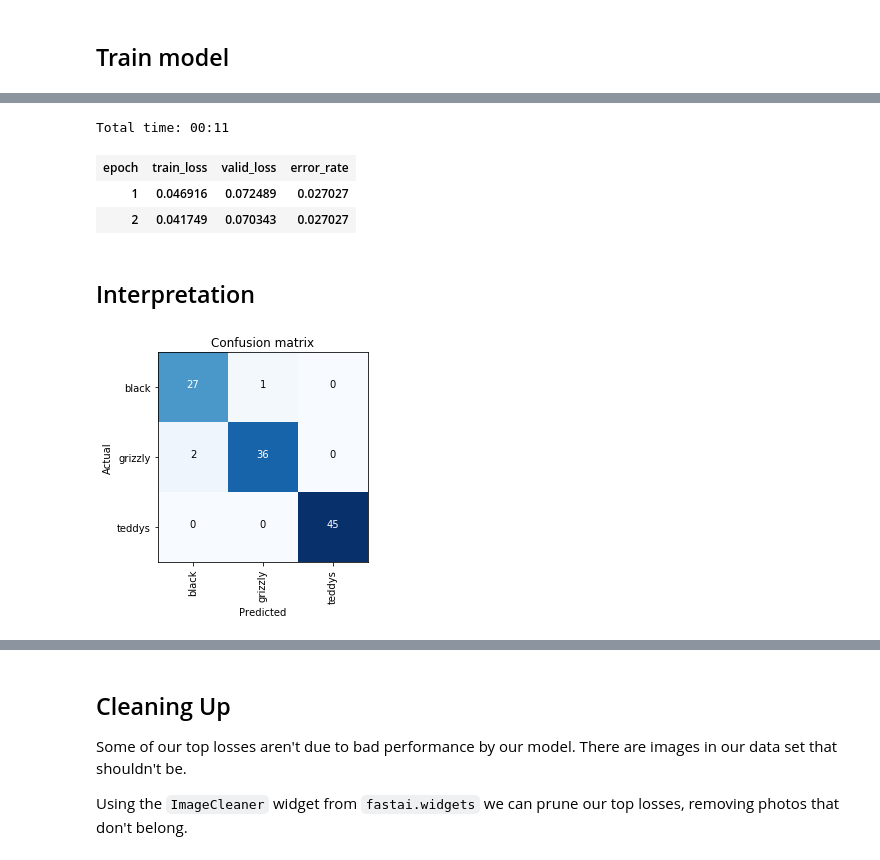
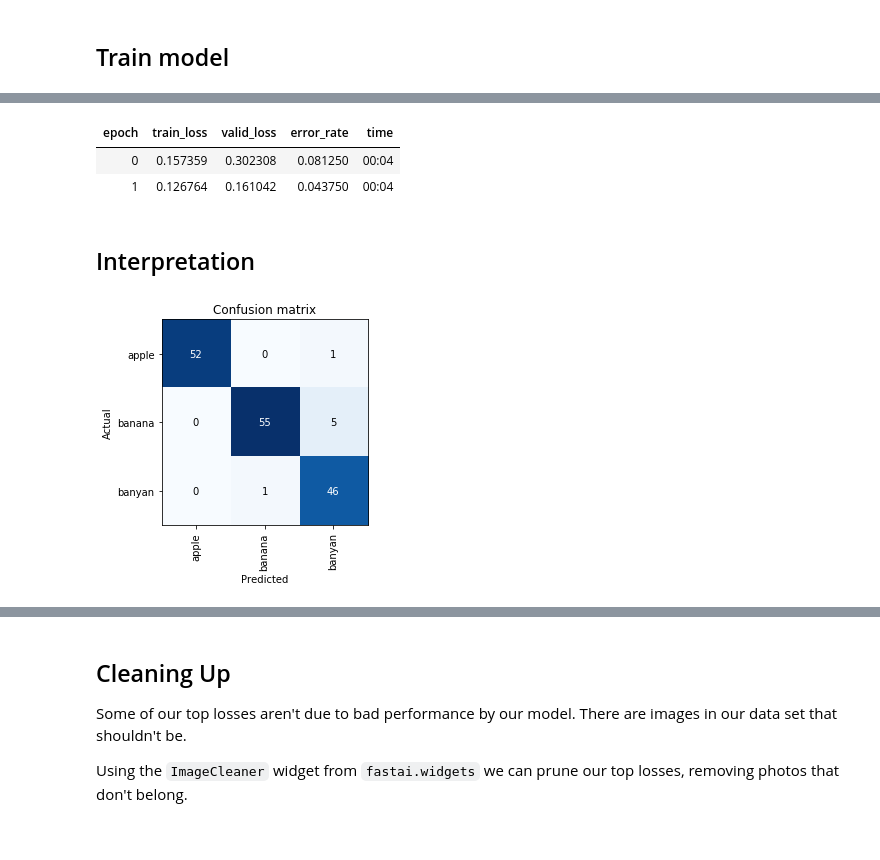
Before and after one commit to anurag89sharma/fastai-course-v3, a Jupyter notebook: dl1/lesson2-download.ipynb, the cells around one changed output, grey strips where cells are left out. Cells and saved outputs as stored; diff of their text form; code cells hidden in the pictures.

```diff
--- a/dl1/lesson2-download.ipynb
+++ b/dl1/lesson2-download.ipynb
@@ -20,0 +13,3 @@ path.ls()
+# %%
+path = Path('/home/lesson2-images/')
+path.ls()
@@ -55,9 +48,9 @@ data = ImageDataBunch.from_folder(path, train=".", valid_pct=0.2,
         ds_tfms=get_transforms(), size=224, num_workers=4).normalize(imagenet_stats)
 # %%
 # If you already cleaned your data, run this cell instead of the one before
-# np.random.seed(42)
-# data = ImageDataBunch.from_csv(path, folder=".", valid_pct=0.2, csv_labels='cleaned.csv',
-#         ds_tfms=get_transforms(), size=224, num_workers=4).normalize(imagenet_stats)
+np.random.seed(42)
+data = ImageDataBunch.from_csv(path, folder=".", valid_pct=0.2, csv_labels='cleaned.csv',
+        ds_tfms=get_transforms(), size=224, num_workers=4).normalize(imagenet_stats)
 # %% [markdown]
 Good! Let's take a look at some of our pictures then.
 # %%
@@ -102,10 +95,9 @@ learn.recorder.plot()
 # %%
-learn.fit_one_cycle(2, max_lr=slice(3e-5,3e-4))
+learn.fit_one_cycle(2, max_lr=slice(1e-4,1e-3))
 # %% [output]
-Total time: 00:11
-| epoch | train_loss | valid_loss | error_rate |
-| 1 | 0.046916 | 0.072489 | 0.027027 |
-| 2 | 0.041749 | 0.070343 | 0.027027 |
+| epoch | train_loss | valid_loss | error_rate | time |
+| 0 | 0.157359 | 0.302308 | 0.081250 | 00:04 |
+| 1 | 0.126764 | 0.161042 | 0.043750 | 00:04 |
 # %%
 learn.save('stage-2')
 # %% [markdown]
@@ -117,4 +109,4 @@ interp = ClassificationInterpretation.from_learner(learn)
 # %%
 interp.plot_confusion_matrix()
 # %% [output]
-[figure, old version]
+[figure, new version]
```
Also changed, not shown: parts of 21 cells of this notebook.
